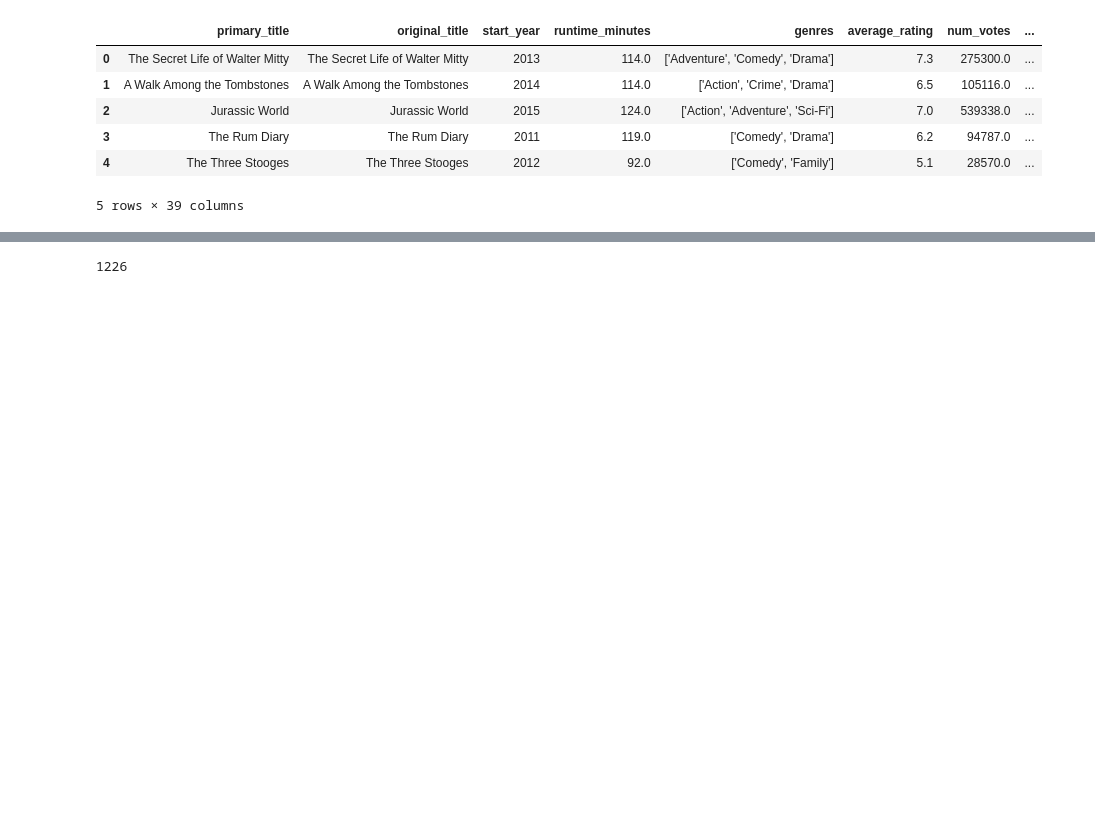
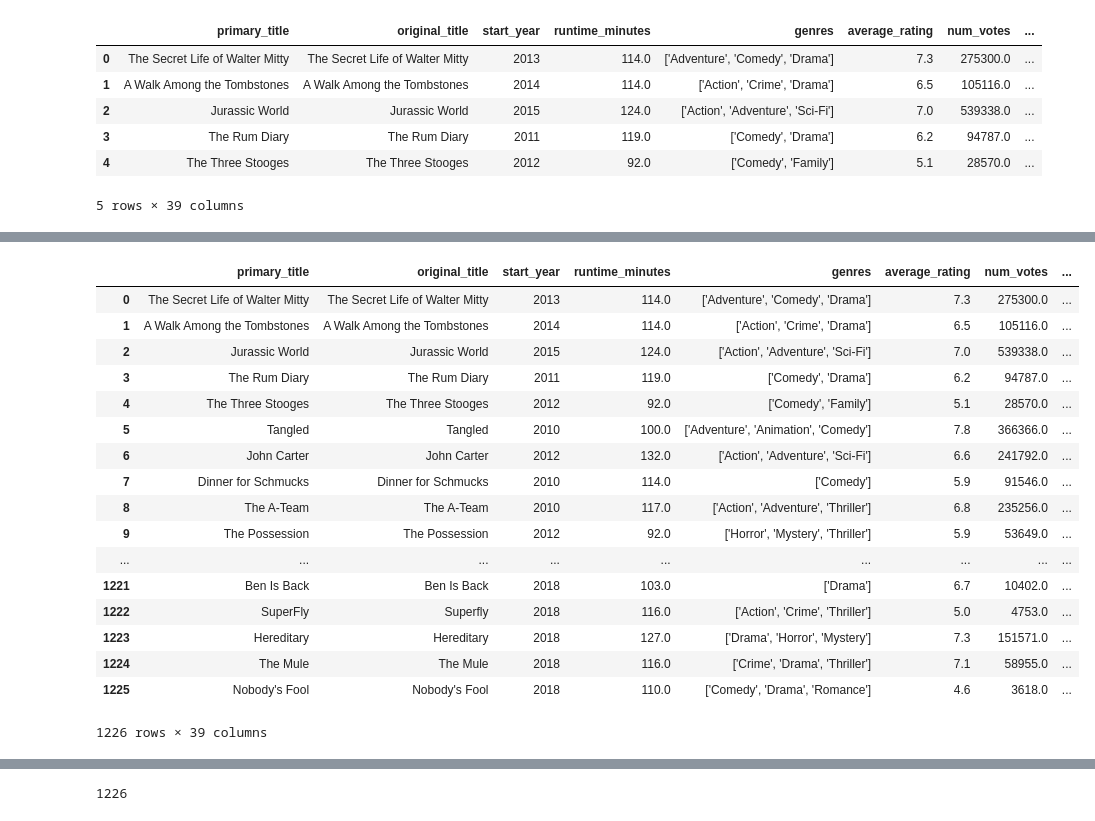
Before and after one commit to maxtingle11/Microsoft-Studios-Market-Analysis, a Jupyter notebook: Data Visualization.ipynb, the cells around one changed output, grey strips where cells are left out. Cells and saved outputs as stored; diff of their text form; code cells hidden in the pictures; blank space fills up the shorter version.

```diff
--- a/Data Visualization.ipynb
+++ b/Data Visualization.ipynb
@@ -29,3 +68,26 @@ data.head()
+# %%
+df1 = data.groupby(["domestic_gross"])
+# %%
+df1.head()
+# %% [output]
+|  | primary_title | original_title | start_year | runtime_minutes | genres | average_rating | num_votes | ... |
+| 0 | The Secret Life of Walter Mitty | The Secret Life of Walter Mitty | 2013 | 114.0 | ['Adventure', 'Comedy', 'Drama'] | 7.3 | 275300.0 | ... |
+| 1 | A Walk Among the Tombstones | A Walk Among the Tombstones | 2014 | 114.0 | ['Action', 'Crime', 'Drama'] | 6.5 | 105116.0 | ... |
+| 2 | Jurassic World | Jurassic World | 2015 | 124.0 | ['Action', 'Adventure', 'Sci-Fi'] | 7.0 | 539338.0 | ... |
+| 3 | The Rum Diary | The Rum Diary | 2011 | 119.0 | ['Comedy', 'Drama'] | 6.2 | 94787.0 | ... |
+| 4 | The Three Stooges | The Three Stooges | 2012 | 92.0 | ['Comedy', 'Family'] | 5.1 | 28570.0 | ... |
+| 5 | Tangled | Tangled | 2010 | 100.0 | ['Adventure', 'Animation', 'Comedy'] | 7.8 | 366366.0 | ... |
+| 6 | John Carter | John Carter | 2012 | 132.0 | ['Action', 'Adventure', 'Sci-Fi'] | 6.6 | 241792.0 | ... |
+| 7 | Dinner for Schmucks | Dinner for Schmucks | 2010 | 114.0 | ['Comedy'] | 5.9 | 91546.0 | ... |
+| 8 | The A-Team | The A-Team | 2010 | 117.0 | ['Action', 'Adventure', 'Thriller'] | 6.8 | 235256.0 | ... |
+| 9 | The Possession | The Possession | 2012 | 92.0 | ['Horror', 'Mystery', 'Thriller'] | 5.9 | 53649.0 | ... |
+| ... | ... | ... | ... | ... | ... | ... | ... | ... |
+| 1221 | Ben Is Back | Ben Is Back | 2018 | 103.0 | ['Drama'] | 6.7 | 10402.0 | ... |
+| 1222 | SuperFly | Superfly | 2018 | 116.0 | ['Action', 'Crime', 'Thriller'] | 5.0 | 4753.0 | ... |
+| 1223 | Hereditary | Hereditary | 2018 | 127.0 | ['Drama', 'Horror', 'Mystery'] | 7.3 | 151571.0 | ... |
+| 1224 | The Mule | The Mule | 2018 | 116.0 | ['Crime', 'Drama', 'Thriller'] | 7.1 | 58955.0 | ... |
+| 1225 | Nobody's Fool | Nobody's Fool | 2018 | 110.0 | ['Comedy', 'Drama', 'Romance'] | 4.6 | 3618.0 | ... |
+1226 rows × 39 columns
 # %%
 data.action.value_counts()
 # %% [output]
```
Also changed, not shown: parts of 10 cells of this notebook, 1 other file.
